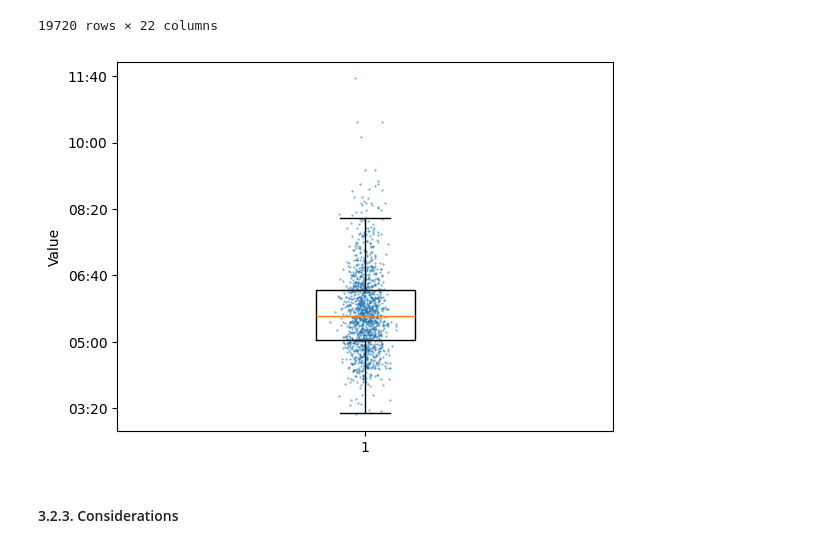
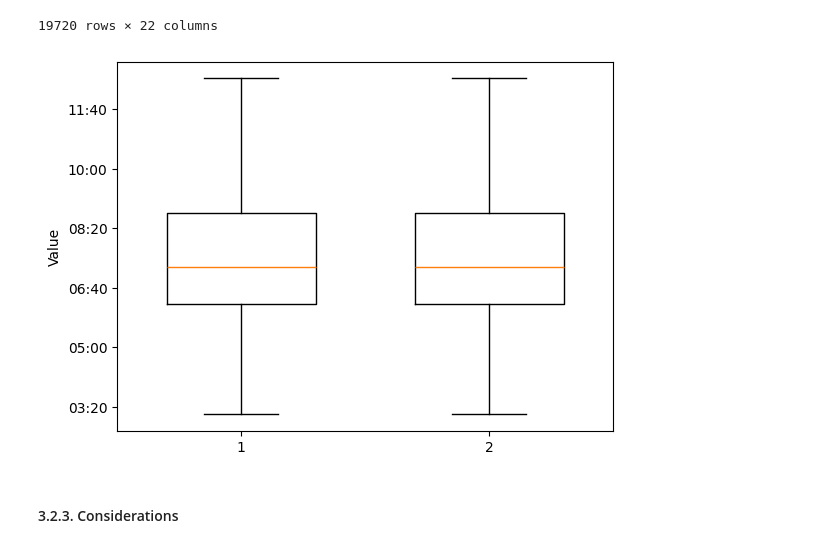
Before and after one commit to rocha-carvalhaes/galo_race_2.0, a Jupyter notebook: notebooks/performance_eda.ipynb, the cells around one changed output. Cells and saved outputs as stored; diff of their text form; code cells hidden in the pictures.

Commit message:
avançando com boxplots

```diff
--- a/notebooks/performance_eda.ipynb
+++ b/notebooks/performance_eda.ipynb
@@ -445,28 +445,42 @@ df
 | 19719 | 2933 | 2160 | VANDERLEI RODRIGUES MILAGRES | M | 48 | M4549 | 385.0 |  |  | 02:51:16 | ... | ... |
 19720 rows × 22 columns
 # %%
-def boxplot_by(series_name, series_data):
+def boxplot_by(series_names, series_data):
 
-    fig, ax = plt.subplots()
+    if type(series_names) != list:
+        series_names = [series_names]
 
-    ax.boxplot(series_data, showfliers=False, widths=0.2)
-    y = series_data
-    # Add some random "jitter" to the x-axis
-    x = np.random.normal(1, 0.02, size=len(y))
-    ax.scatter(x, y, s=0.2, alpha=0.75)
+    if type(series_data) != list:
+        series_data = [series_data]
 
-    # Apply custom Y-axis labels
-    formatter = FuncFormatter(seconds_to_pace)
-    plt.gca().yaxis.set_major_formatter(formatter)
-    plt.ylabel('Value')
+    if len(series_names) == len(series_data):
 
-    plt.show()
+        fig, ax = plt.subplots()
+
+        # for series_name, data in zip(series_names, series_data):
+        ax.boxplot(series_data, showfliers=False, widths=0.6)
+        y = series_data
+
+
+        # Add some random "jitter" to the x-axis
+        # x = np.random.normal(1, 0.02, size=len(y))
+        # ax.scatter(x, y, s=0.2, alpha=0.75, color=color_palette['gray_dark'])
+
+        # Apply custom Y-axis labels
+        formatter = FuncFormatter(seconds_to_pace)
+        plt.gca().yaxis.set_major_formatter(formatter)
+        plt.ylabel('Value')
+
+        plt.show()
+
+    else:
+        raise('series_name and series_data must have same length')
 # %%
 df['pace_s'] = df['total_time_s']/df['dist_num']
-series_data = df.loc[(df['year']==2023) & (df['dist_num']==10) & (df['gender']=='M'), 'pace_s']
-boxplot_by(series_name='2023', series_data=series_data)
+series_data = [df.loc[(df['year']==2023) & (df['dist_num']==5) & (df['gender']=='M'), 'pace_s'], df.loc[(df['year']==2023) & (df['dist_num']==5) & (df['gender']=='M'), 'pace_s']]
+boxplot_by(series_names=['2023', '2014'], series_data=series_data)
 # %% [output]
-[figure, old version]
+[figure, new version]
 # %% [markdown]
 #### 3.2.3. Considerations
 # %% [markdown]
```
